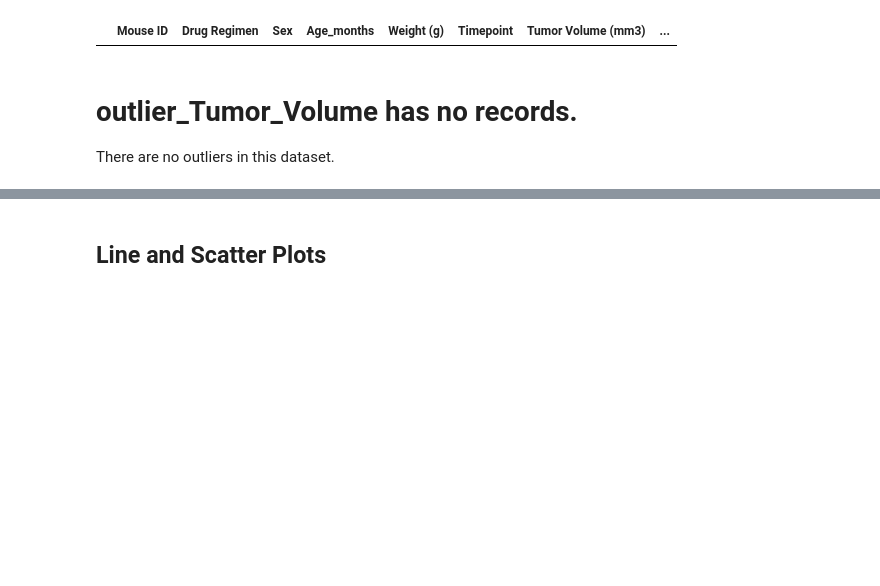
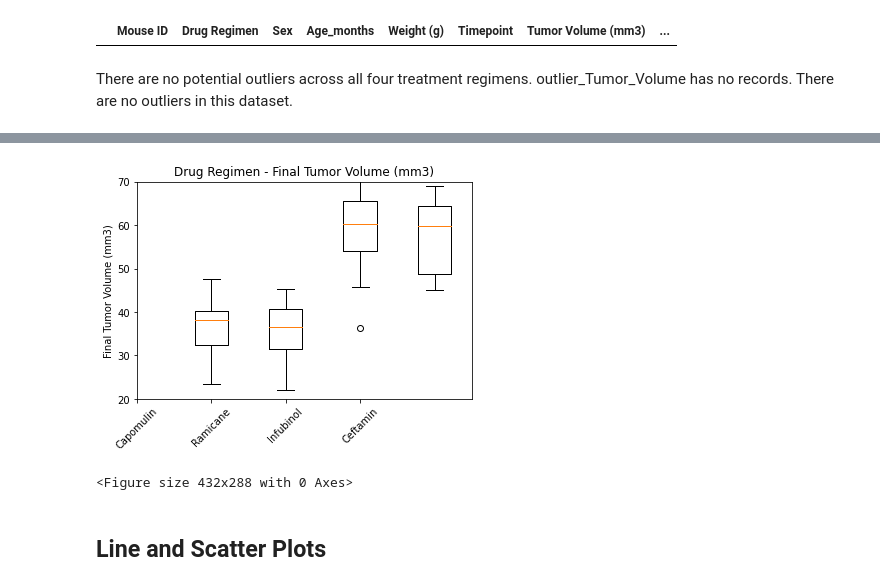
Before and after one commit to strivedi01/matplotlib_HW_090820, a Jupyter notebook: pymaceuticals_HW.ipynb, the cells around one changed output, grey strips where cells are left out. Cells and saved outputs as stored; diff of their text form; code cells hidden in the pictures; blank space fills up the shorter version.

```diff
--- a/pymaceuticals_HW.ipynb
+++ b/pymaceuticals_HW.ipynb
@@ -404,8 +412,9 @@ outlier_Tumor_Volume
 # %% [output]
 |  | Mouse ID | Drug Regimen | Sex | Age_months | Weight (g) | Timepoint | Tumor Volume (mm3) | ... |
 # %% [markdown]
-# outlier_Tumor_Volume has no records.
-There are no outliers in this dataset.
+
+There are no potential outliers across all four treatment regimens.
+outlier_Tumor_Volume has no records. There are no outliers in this dataset.
 # %%
 # Generate a box plot of the final tumor volume of each mouse across four regimens of interest
 
@@ -426,13 +435,17 @@ regimen_data= [Capomulin, Ramicane, Infubinol, Ceftamin]
 x=['Capomulin', 'Ramicane', 'Infubinol', 'Ceftamin']
 x_pos = [i for i, _ in enumerate(x)]
 fig1, ax1 = plt.subplots()
+
+
 ax1.set_title('Drug Regimen - Final Tumor Volume (mm3)')
 ax1.set_ylabel('Final Tumor Volume (mm3)')
 ax1.boxplot(regimen_data)
 plt.xticks(x_pos, x)
+ax1.set_xticklabels(x, rotation=45, ha='center')
+
 # Set the upper and lower limits of our y axis
 plt.ylim(20,70)
 
 plt.show()
-plt.savefig("./Images/Final_tumor_volume.png")
+plt.savefig("./Images/Boxplot_Final_Tumor_volume.png")
 # %% [output]
@@ -441,3 +452,5 @@ plt.savefig("./Images/Final_tumor_volume.png")
+[figure, added]
+<Figure size 432x288 with 0 Axes>
 # %% [markdown]
 ## Line and Scatter Plots
 # %%
```
Also changed, not shown: parts of 26 cells of this notebook, 1 other file.
